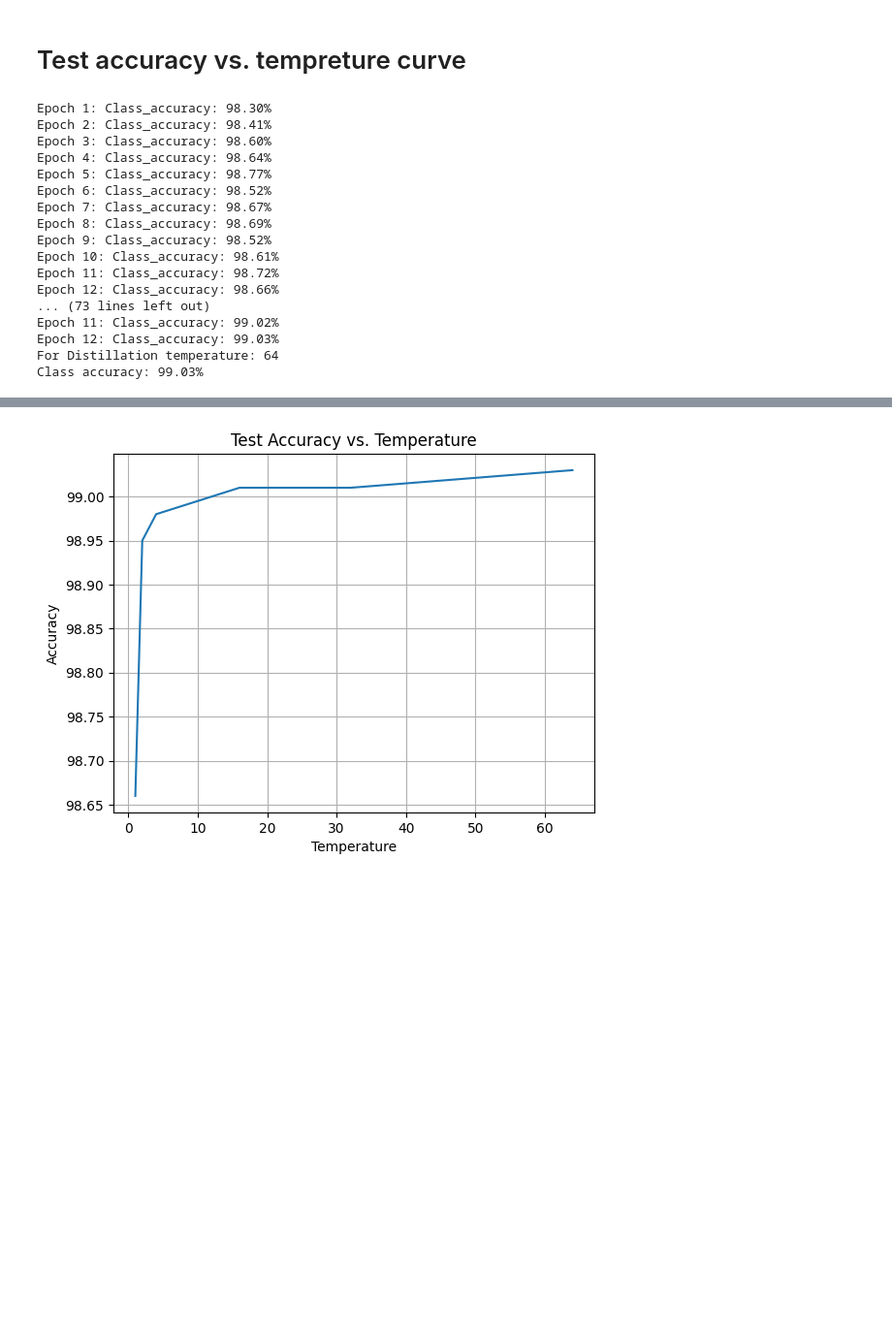
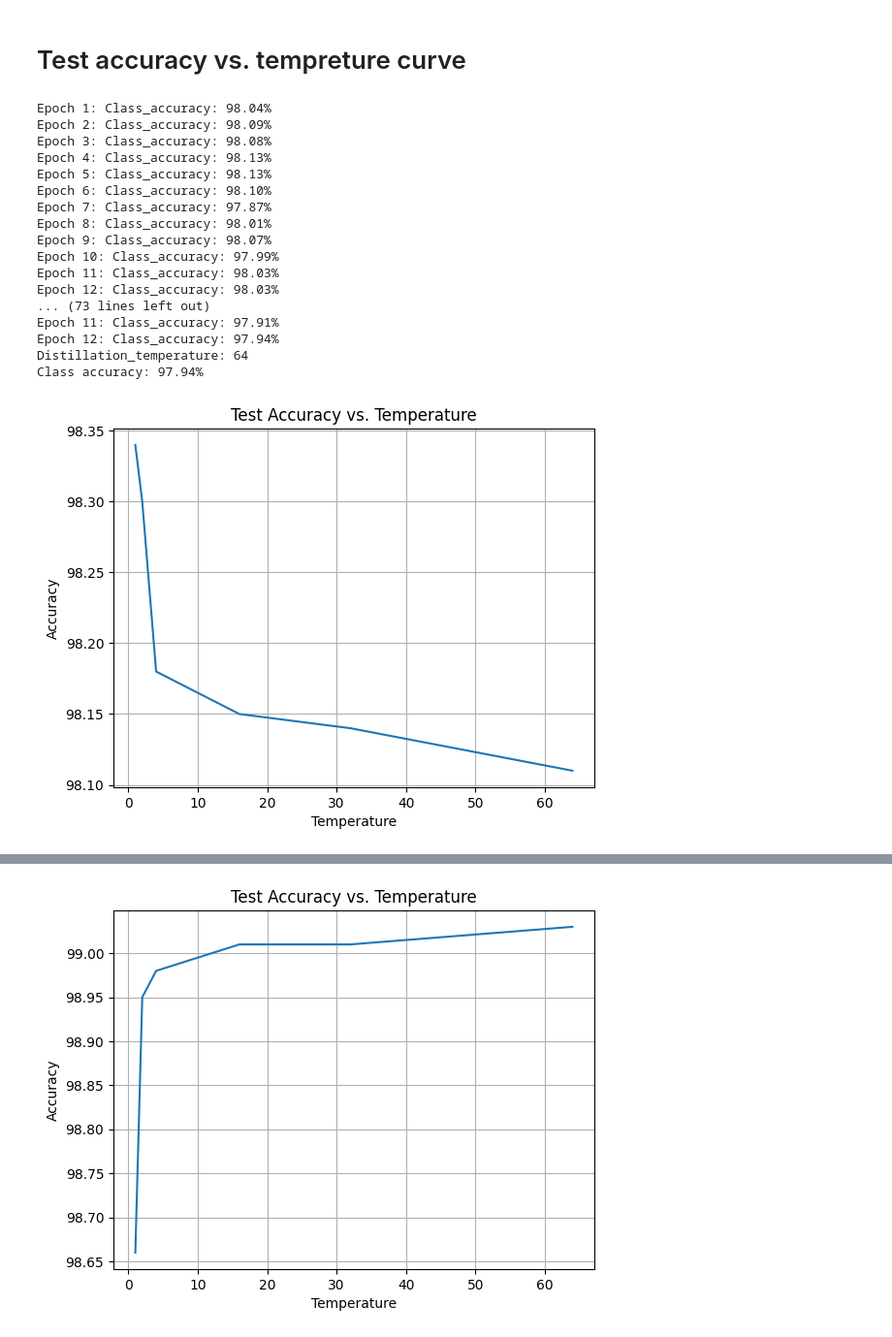
Before and after one commit to Dererkzzz/ECE1512-2023F-ProjectRepo-Longqian-Zhang-Yuxuan-Liu, a Jupyter notebook: Task1.ipynb, the cells around one changed output, grey strips where cells are left out. Shown at 97% size. Drawn from its saved outputs; the diff is of its cells as text; code cells hidden in the pictures; blank space fills up the shorter version.

```diff
--- a/Task1.ipynb
+++ b/Task1.ipynb
@@ -158,8 +190,7 @@ def compute_student_loss(images, labels, ALPHA, DISTILLATION_TEMPERATURE):
   # your code start from here for step 3
 
   teacher_subclass_logits = cnn_model(images, training=False) # cnn_model
-  distillation_loss_value = distillation_loss(teacher_subclass_logits, student_subclass_logits,
-                      DISTILLATION_TEMPERATURE)
+  distillation_loss_value = distillation_loss(teacher_subclass_logits, student_subclass_logits, DISTILLATION_TEMPERATURE)
 
   # Compute cross-entropy loss with hard targets.
 
@@ -171,6 +202,7 @@ def compute_student_loss(images, labels, ALPHA, DISTILLATION_TEMPERATURE):
 # %% [markdown]
 # Train and evaluation
 # %%
+@tf.function
 def compute_num_correct(model, images, labels):
   """Compute number of correctly classified images in a batch.
 
@@ -217,19 +249,20 @@ def train_and_evaluate(model, compute_loss_fn):
     num_total = builder.info.splits['test'].num_examples
     for images, labels in mnist_test:
       # your code start from here for step 4
-      num_correct += compute_num_correct(model,images,labels)[0]
+      correct_predictions = compute_num_correct(model, images, labels)
+      num_correct += correct_predictions[0]
     print("Class_accuracy: " + '{:.2f}%'.format(
         num_correct / num_total * 100))
 
 
 
-def student_train_and_evaluate(model, compute_loss_fn, ALPHA, DISTILLATION_TEMPERATURE):
+def student_train_and_evaluate(model, compute_student_loss, ALPHA, DISTILLATION_TEMPERATURE):
   """Perform training and evaluation for a student model.
 
   Args:
     model: Instance of tf.keras.Model.
-    compute_loss_fn: A function that computes the training loss given the
-      images, and labels.
+    compute_student_loss: A function that computes the training loss given the
+      images, and labels，ALPHA，Distillation_temperature
   """
 
   # your code start from here for step 4
@@ -240,9 +273,9 @@ def student_train_and_evaluate(model, compute_loss_fn, ALPHA, DISTILLATION_TEMPE
     print('Epoch {}: '.format(epoch), end='')
     for images, labels in mnist_train:
       with tf.GradientTape() as tape:
-         # your code start from here for step 4
+        # your code start from here for step 4
 
-        loss_value = compute_loss_fn(images,labels, ALPHA, DISTILLATION_TEMPERATURE)
+        loss_value = compute_student_loss(images,labels, ALPHA, DISTILLATION_TEMPERATURE)
 
       grads = tape.gradient(loss_value, model.trainable_variables)
       optimizer.apply_gradients(zip(grads, model.trainable_variables))
@@ -312,7 +342,7 @@ for i, temp in enumerate(temperatures):
     num_correct = 0
     num_total = builder.info.splits['test'].num_examples
 
-    print('For Distillation temperature:', temp)
+    print('Distillation_temperature:', temp)
 
     for images, labels in mnist_test:
         num_correct += compute_num_correct(fc_model, images, labels)[0]
@@ -321,20 +351,41 @@ for i, temp in enumerate(temperatures):
     print("Class accuracy: {:.2f}%".format(class_accuracy),'\n')
     test_accuracy.append(class_accuracy)
 # %% [output]
-Epoch 1: Class_accuracy: 98.30%
-Epoch 2: Class_accuracy: 98.41%
-Epoch 3: Class_accuracy: 98.60%
-Epoch 4: Class_accuracy: 98.64%
-Epoch 5: Class_accuracy: 98.77%
-Epoch 6: Class_accuracy: 98.52%
-Epoch 7: Class_accuracy: 98.67%
-Epoch 8: Class_accuracy: 98.69%
-Epoch 9: Class_accuracy: 98.52%
-Epoch 10: Class_accuracy: 98.61%
-Epoch 11: Class_accuracy: 98.72%
-Epoch 12: Class_accuracy: 98.66%
+Epoch 1: Class_accuracy: 98.04%
+Epoch 2: Class_accuracy: 98.09%
+Epoch 3: Class_accuracy: 98.08%
+Epoch 4: Class_accuracy: 98.13%
+Epoch 5: Class_accuracy: 98.13%
+Epoch 6: Class_accuracy: 98.10%
+Epoch 7: Class_accuracy: 97.87%
+Epoch 8: Class_accuracy: 98.01%
+Epoch 9: Class_accuracy: 98.07%
+Epoch 10: Class_accuracy: 97.99%
+Epoch 11: Class_accuracy: 98.03%
+Epoch 12: Class_accuracy: 98.03%
 ... (73 lines left out)
-Epoch 11: Class_accuracy: 99.02%
-Epoch 12: Class_accuracy: 99.03%
-For Distillation temperature: 64
-Class accuracy: 99.03%
+Epoch 11: Class_accuracy: 97.91%
+Epoch 12: Class_accuracy: 97.94%
+Distillation_temperature: 64
+Class accuracy: 97.94%
+# %%
+import matplotlib.pyplot as plt
+
+# Set up the figure and axis
+fig, ax = plt.subplots()
+
+# Plotting the data
+ax.plot(temperatures, test_accuracy)
+
+# Setting the title and labels
+ax.set_title('Test Accuracy vs. Temperature')
+ax.set_xlabel('Temperature')
+ax.set_ylabel('Accuracy')
+
+# Displaying grid lines
+ax.grid(True)
+
+# Displaying the plot
+plt.show()
+# %% [output]
+[figure, added]
```
Also changed, not shown: parts of 26 cells of this notebook.
